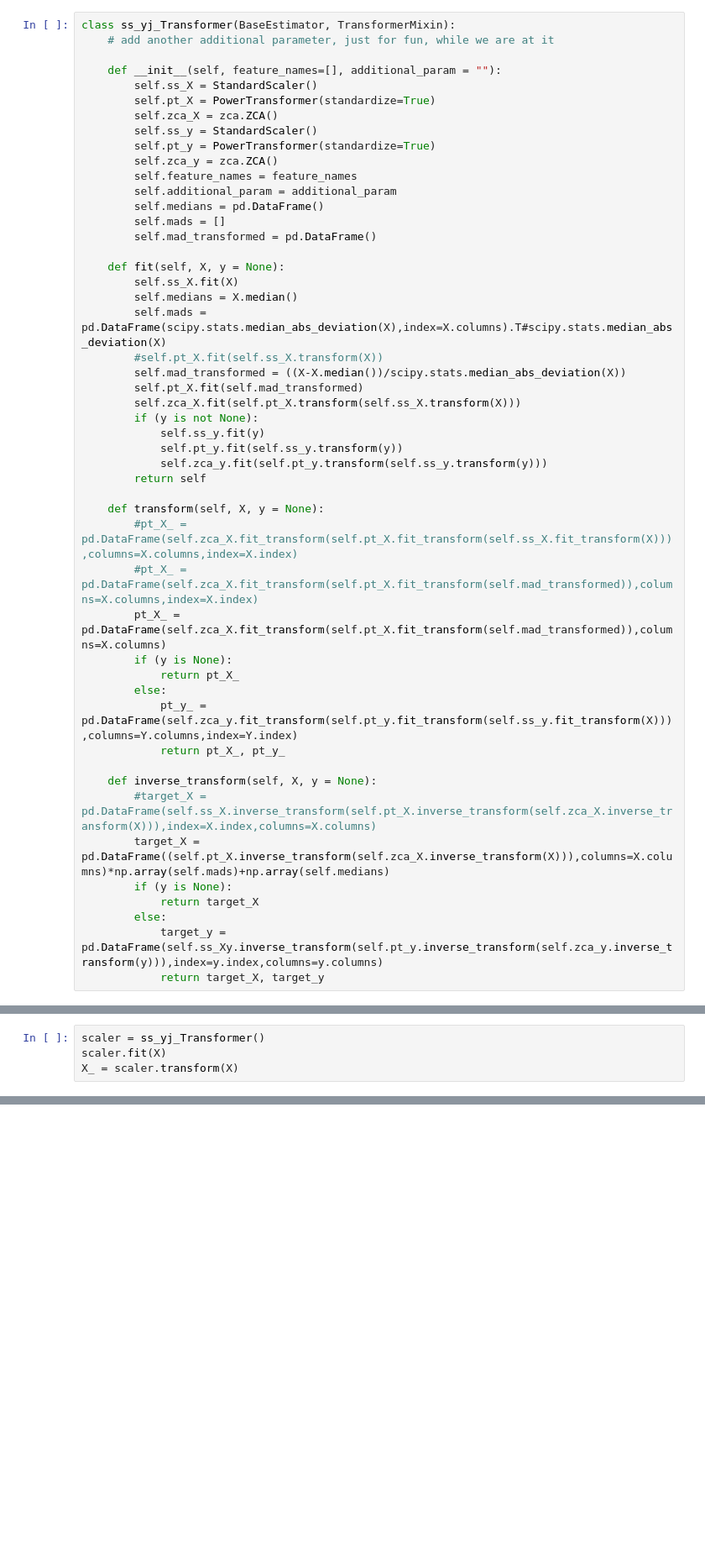
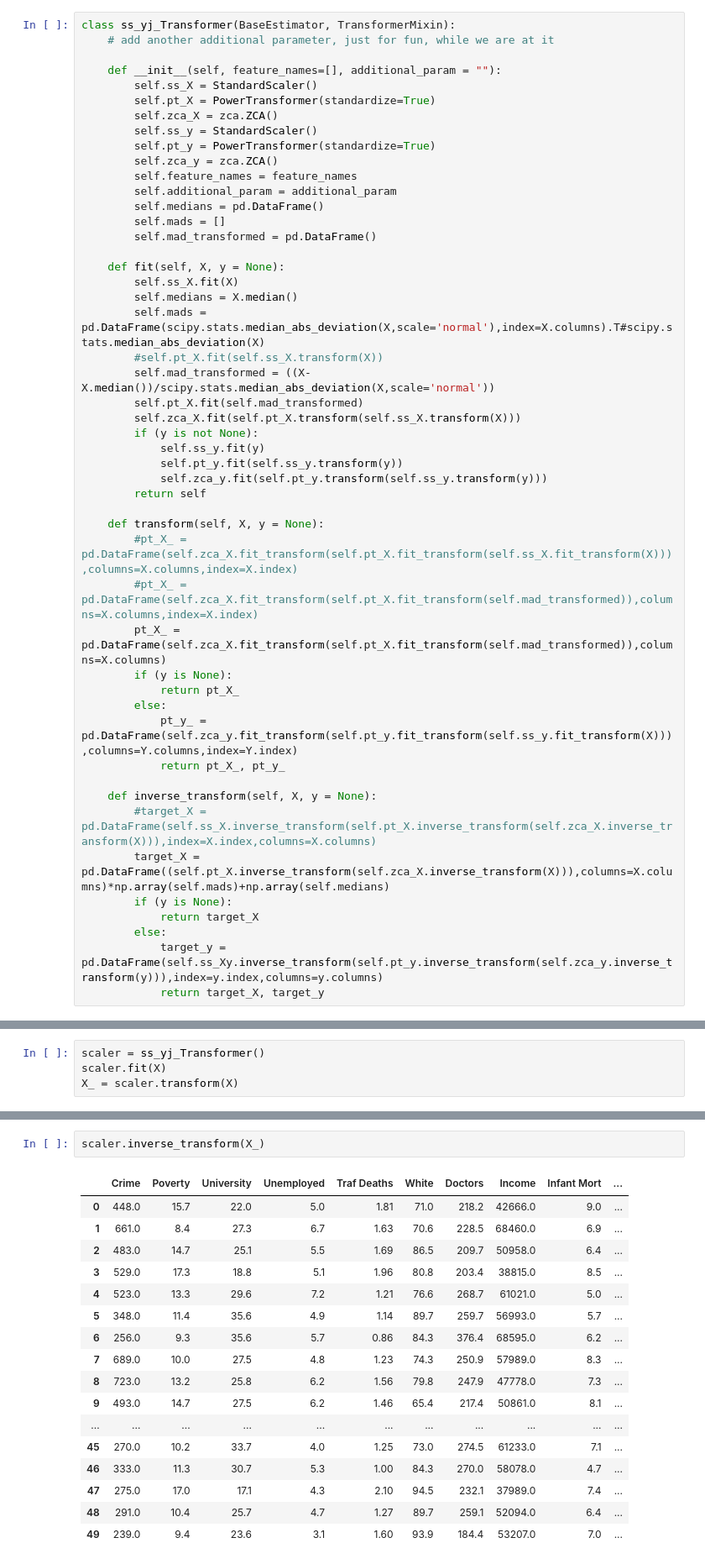
Before and after one commit to thistleknot/python-ml, a Jupyter notebook: code/Distribution Monte Carlo.ipynb, the cells around one changed output, grey strips where cells are left out. Shown at 84% size. Cells and saved outputs as stored; diff of their text form; blank space fills up the shorter version.

```diff
--- a/code/Distribution Monte Carlo.ipynb
+++ b/code/Distribution Monte Carlo.ipynb
@@ -27,9 +28,9 @@ class ss_yj_Transformer(BaseEstimator, TransformerMixin):
     def fit(self, X, y = None):
         self.ss_X.fit(X)
         self.medians = X.median()
-        self.mads = pd.DataFrame(scipy.stats.median_abs_deviation(X),index=X.columns).T#scipy.stats.median_abs_deviation(X)
+        self.mads = pd.DataFrame(scipy.stats.median_abs_deviation(X,scale='normal'),index=X.columns).T#scipy.stats.median_abs_deviation(X)
         #self.pt_X.fit(self.ss_X.transform(X))
-        self.mad_transformed = ((X-X.median())/scipy.stats.median_abs_deviation(X))
+        self.mad_transformed = ((X-X.median())/scipy.stats.median_abs_deviation(X,scale='normal'))
         self.pt_X.fit(self.mad_transformed)
         self.zca_X.fit(self.pt_X.transform(self.ss_X.transform(X)))
         if (y is not None):
@@ -71,2 +70,22 @@ X.median()/pd.DataFrame(scipy.stats.median_abs_deviation(X),index=X.columns).T
+# %%
+scaler.inverse_transform(X_)
+# %% [output]
+|  | Crime | Poverty | University | Unemployed | Traf Deaths | White | Doctors | Income | Infant Mort | ... |
+| 0 | 448.0 | 15.7 | 22.0 | 5.0 | 1.81 | 71.0 | 218.2 | 42666.0 | 9.0 | ... |
+| 1 | 661.0 | 8.4 | 27.3 | 6.7 | 1.63 | 70.6 | 228.5 | 68460.0 | 6.9 | ... |
+| 2 | 483.0 | 14.7 | 25.1 | 5.5 | 1.69 | 86.5 | 209.7 | 50958.0 | 6.4 | ... |
+| 3 | 529.0 | 17.3 | 18.8 | 5.1 | 1.96 | 80.8 | 203.4 | 38815.0 | 8.5 | ... |
+| 4 | 523.0 | 13.3 | 29.6 | 7.2 | 1.21 | 76.6 | 268.7 | 61021.0 | 5.0 | ... |
+| 5 | 348.0 | 11.4 | 35.6 | 4.9 | 1.14 | 89.7 | 259.7 | 56993.0 | 5.7 | ... |
+| 6 | 256.0 | 9.3 | 35.6 | 5.7 | 0.86 | 84.3 | 376.4 | 68595.0 | 6.2 | ... |
+| 7 | 689.0 | 10.0 | 27.5 | 4.8 | 1.23 | 74.3 | 250.9 | 57989.0 | 8.3 | ... |
+| 8 | 723.0 | 13.2 | 25.8 | 6.2 | 1.56 | 79.8 | 247.9 | 47778.0 | 7.3 | ... |
+| 9 | 493.0 | 14.7 | 27.5 | 6.2 | 1.46 | 65.4 | 217.4 | 50861.0 | 8.1 | ... |
+| ... | ... | ... | ... | ... | ... | ... | ... | ... | ... | ... |
+| 45 | 270.0 | 10.2 | 33.7 | 4.0 | 1.25 | 73.0 | 274.5 | 61233.0 | 7.1 | ... |
+| 46 | 333.0 | 11.3 | 30.7 | 5.3 | 1.00 | 84.3 | 270.0 | 58078.0 | 4.7 | ... |
+| 47 | 275.0 | 17.0 | 17.1 | 4.3 | 2.10 | 94.5 | 232.1 | 37989.0 | 7.4 | ... |
+| 48 | 291.0 | 10.4 | 25.7 | 4.7 | 1.27 | 89.7 | 259.1 | 52094.0 | 6.4 | ... |
+| 49 | 239.0 | 9.4 | 23.6 | 3.1 | 1.60 | 93.9 | 184.4 | 53207.0 | 7.0 | ... |
 # %%
 X.shape
```
Also changed, not shown: parts of 10 cells of this notebook.
